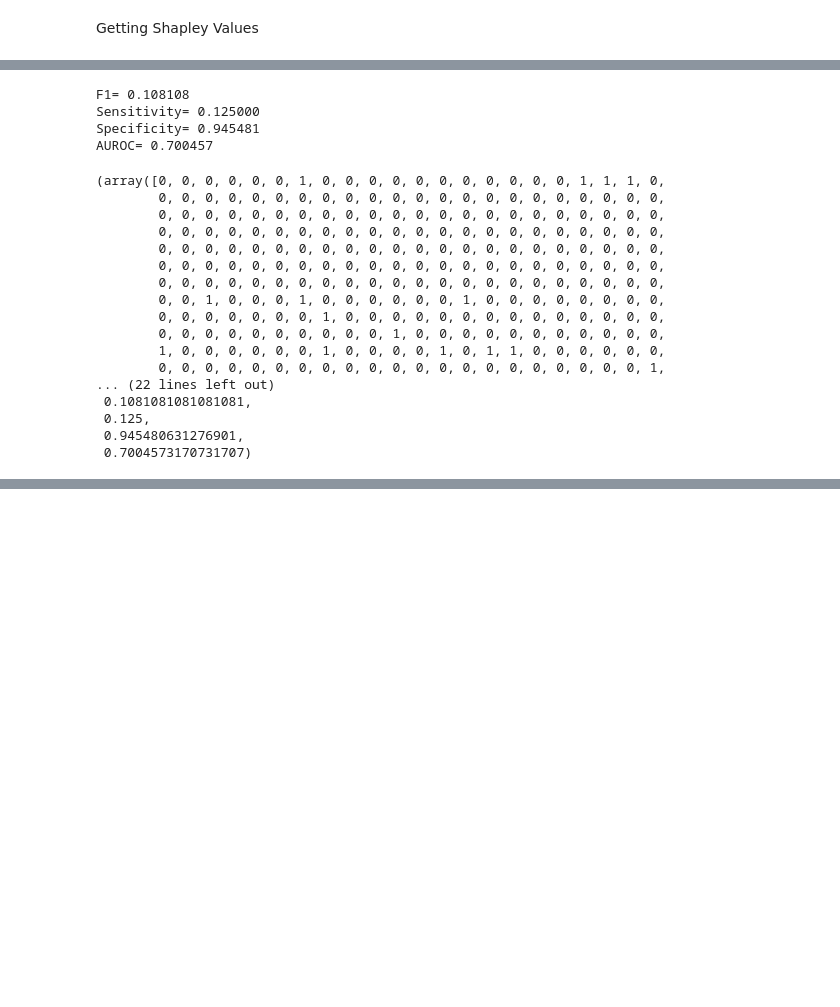
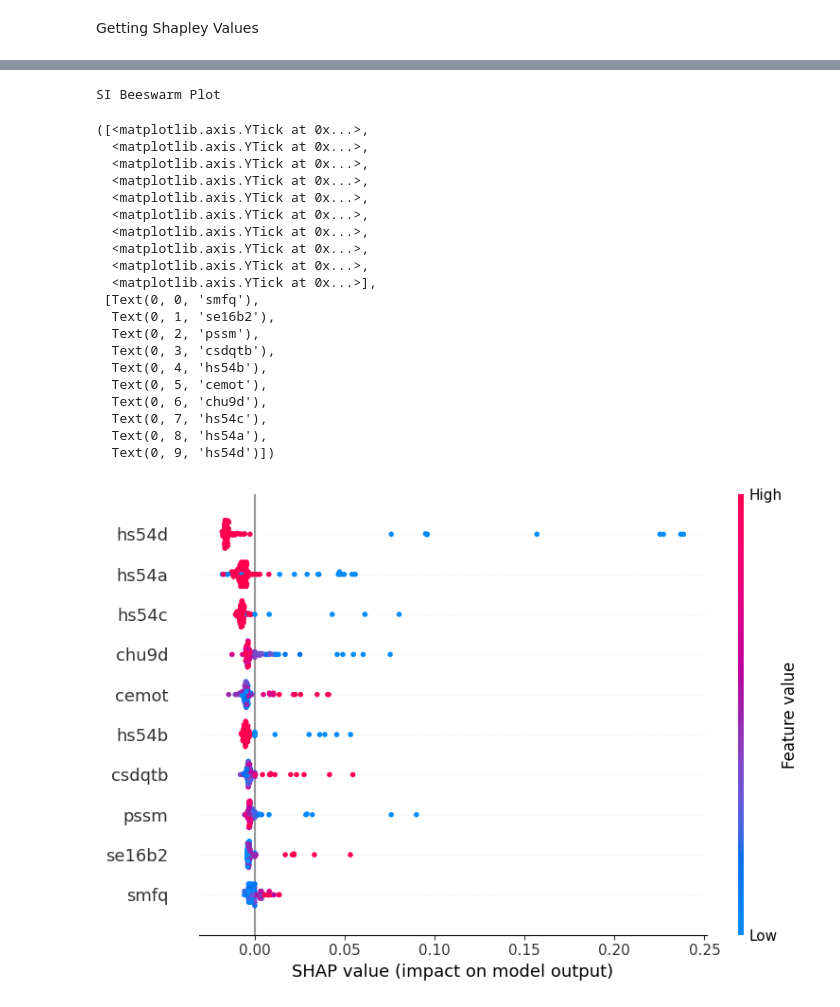
Before and after one commit to kk262626/predicting_suicidality, a Jupyter notebook: chainedclf 2802 MAIN.ipynb, the cells around one changed output, grey strips where cells are left out. Cells and saved outputs as stored; diff of their text form; code cells hidden in the pictures; blank space fills up the shorter version.

Commit message:
restored latest version of chainedclf notebook

```diff
--- a/chainedclf 2802 MAIN.ipynb
+++ b/chainedclf 2802 MAIN.ipynb
@@ -187,4 +183,7 @@ def predict(data):
+# %%
+#Loading the previously fitted classifier chain
+chain=joblib.load('cclf2802_RF.sav')
 # %%
-explainer=shap.KernelExplainer(model=chain.predict_proba, data=Xi.head(5))
+explainer=shap.KernelExplainer(model=chain.predict_proba, data=Xi.head(100))
 # %%
-shap_values=explainer.shap_values(X=Xi_hold.head(5))
+shap_values=explainer.shap_values(X=Xi_hold.head(100), nsamples=2022)
@@ -285,24 +190,14 @@ attp=np.where(att>0.087420, 1, 0)
-# %%
-eval(y_hold_att, attp, att)
-# %% [output]
-F1= 0.108108
-Sensitivity= 0.125000
-Specificity= 0.945481
-AUROC= 0.700457
-(array([0, 0, 0, 0, 0, 0, 1, 0, 0, 0, 0, 0, 0, 0, 0, 0, 0, 0, 1, 1, 1, 0,
-        0, 0, 0, 0, 0, 0, 0, 0, 0, 0, 0, 0, 0, 0, 0, 0, 0, 0, 0, 0, 0, 0,
-        0, 0, 0, 0, 0, 0, 0, 0, 0, 0, 0, 0, 0, 0, 0, 0, 0, 0, 0, 0, 0, 0,
-        0, 0, 0, 0, 0, 0, 0, 0, 0, 0, 0, 0, 0, 0, 0, 0, 0, 0, 0, 0, 0, 0,
-        0, 0, 0, 0, 0, 0, 0, 0, 0, 0, 0, 0, 0, 0, 0, 0, 0, 0, 0, 0, 0, 0,
-        0, 0, 0, 0, 0, 0, 0, 0, 0, 0, 0, 0, 0, 0, 0, 0, 0, 0, 0, 0, 0, 0,
-        0, 0, 0, 0, 0, 0, 0, 0, 0, 0, 0, 0, 0, 0, 0, 0, 0, 0, 0, 0, 0, 0,
-        0, 0, 1, 0, 0, 0, 1, 0, 0, 0, 0, 0, 0, 1, 0, 0, 0, 0, 0, 0, 0, 0,
-        0, 0, 0, 0, 0, 0, 0, 1, 0, 0, 0, 0, 0, 0, 0, 0, 0, 0, 0, 0, 0, 0,
-        0, 0, 0, 0, 0, 0, 0, 0, 0, 0, 1, 0, 0, 0, 0, 0, 0, 0, 0, 0, 0, 0,
-        1, 0, 0, 0, 0, 0, 0, 1, 0, 0, 0, 0, 1, 0, 1, 1, 0, 0, 0, 0, 0, 0,
-        0, 0, 0, 0, 0, 0, 0, 0, 0, 0, 0, 0, 0, 0, 0, 0, 0, 0, 0, 0, 0, 1,
-... (22 lines left out)
- 0.1081081081081081,
- 0.125,
- 0.945480631276901,
- 0.7004573170731707)
+# %%
+#Note that shap.initjs() needs to be run to produce the visualisations- otherwise there will be an error that says Javascript library not omitted
+shap.initjs()
+print('SI Beeswarm Plot')
+#Note- to customise the bar plot further, specify show=False to avoid calling matplotlib.pyplot.show() before the extra customisation code occurs
+shap.summary_plot(shap_values[0], features=Xi_hold.head(100), max_display=10, show=False)
+si_flabels=['Prior suicide plan', 'Prior self-harm thoughts', 'CHU9D score', 'Prior suicidal ideation', 'SDQ emotional symptoms', 'Prior self-harm', 'SDQ total score', 'Felt afraid', 'PSSM scale', 'Worries']
+si_flabels.reverse()
+#Insert labels=si_flabels below when available
+plt.yticks(range(10))
+plt.show()
+
+#Self-harm related questions are coded as 1 Yes 2 No
+# %% [output]
@@ -308,0 +205,22 @@ AUROC= 0.700457
+SI Beeswarm Plot
+([<matplotlib.axis.YTick at 0x...>,
+  <matplotlib.axis.YTick at 0x...>,
+  <matplotlib.axis.YTick at 0x...>,
+  <matplotlib.axis.YTick at 0x...>,
+  <matplotlib.axis.YTick at 0x...>,
+  <matplotlib.axis.YTick at 0x...>,
+  <matplotlib.axis.YTick at 0x...>,
+  <matplotlib.axis.YTick at 0x...>,
+  <matplotlib.axis.YTick at 0x...>,
+  <matplotlib.axis.YTick at 0x...>],
+ [Text(0, 0, 'smfq'),
+  Text(0, 1, 'se16b2'),
+  Text(0, 2, 'pssm'),
+  Text(0, 3, 'csdqtb'),
+  Text(0, 4, 'hs54b'),
+  Text(0, 5, 'cemot'),
+  Text(0, 6, 'chu9d'),
+  Text(0, 7, 'hs54c'),
+  Text(0, 8, 'hs54a'),
+  Text(0, 9, 'hs54d')])
+[figure, added]
```
Also changed, not shown: parts of 17 cells of this notebook.
